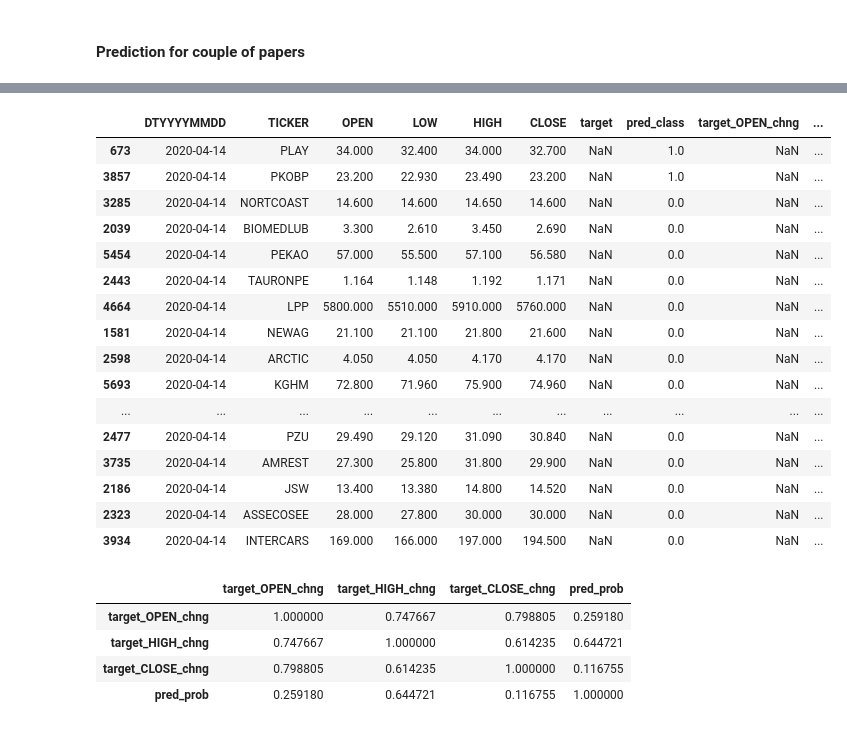
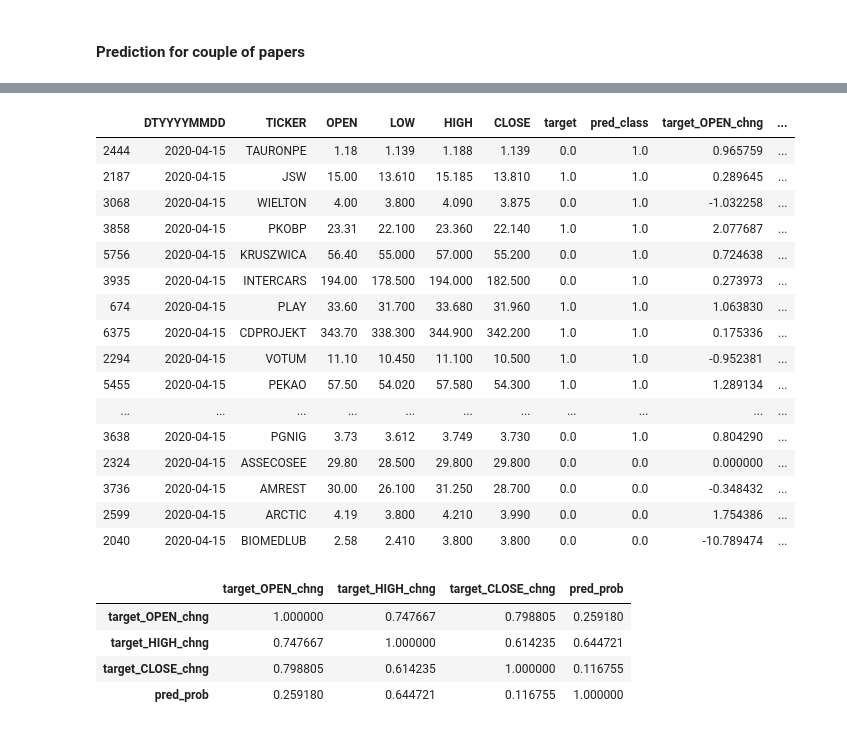
Before and after one commit to showeye/wse_analytics, a Jupyter notebook: bossa.ipynb, the cells around one changed output, grey strips where cells are left out. Saved outputs shown, nothing was run; the diff lists cells and outputs as text; code cells hidden in the pictures.

```diff
--- a/bossa.ipynb
+++ b/bossa.ipynb
@@ -111,7 +111,10 @@ watch = ['PZU',
         'INTERCARS',
         'BIOMEDLUB',
         'PKOBP',
-        'PEKAO']
+        'PEKAO',
+        'SUNEX',
+        'INTERCARS',
+        'WIELTON']
 
 watch_af = ['KGHM',
             'KRUK',
@@ -480,8 +487,8 @@ def transform_one_paper_ch(df):
 #     df.loc[df.loc[:, 'HIGH'].shift(-1) <= df.loc[:, 'HIGH'],'target'] = 0
 
 ### LOWER LOW ###
-    df.loc[df.loc[:, 'LOW'].shift(-1) < df.loc[:, 'LOW'],'target'] = 1
-    df.loc[df.loc[:, 'LOW'].shift(-1) >= df.loc[:, 'LOW'],'target'] = 0
+#     df.loc[df.loc[:, 'LOW'].shift(-1) < df.loc[:, 'LOW'],'target'] = 1
+#     df.loc[df.loc[:, 'LOW'].shift(-1) >= df.loc[:, 'LOW'],'target'] = 0
 
 ### HIGHER OPENING ###
 #     df.loc[df.loc[:, 'OPEN'].shift(-1) > df.loc[:, 'CLOSE'],'target'] = 1
@@ -491,6 +498,10 @@ def transform_one_paper_ch(df):
 #     df.loc[df.loc[:, 'CLOSE'].shift(-1) > df.loc[:, 'OPEN'].shift(-1),'target'] = 1
 #     df.loc[df.loc[:, 'CLOSE'].shift(-1) <= df.loc[:, 'OPEN'].shift(-1),'target'] = 0
 
+### OPENING NOT FAR FROM LOW ###
+    df.loc[df.loc[:, 'OPEN'].shift(-1)*0.995 > df.loc[:, 'LOW'].shift(-1),'target'] = 0
+    df.loc[df.loc[:, 'OPEN'].shift(-1)*0.995 <= df.loc[:, 'LOW'].shift(-1),'target'] = 1
+
     return df
 
 def transform_one_index(df):
@@ -554,7 +565,7 @@ def get_model():
                            depth=3,
                           thread_count=4,
                           eval_metric='AUC',
-                          task_type='CPU')
+                          task_type='GPU')
     return model
 
 
@@ -793,0 +818,2 @@ res_see.loc[res_see.pred_prob > 0.5].groupby('DTYYYYMMDD').mean().mean()
+# %%
+res_see.loc[:,'pred_prob_rounded'] = res_see.pred_prob.round(1)
@@ -851,23 +845,23 @@ res_seel.loc[(res_seel.pred_prob > 0) & (res_seel.loc[:,'DTYYYYMMDD'] == '2020-0
 # %%
-res_seel.loc[(res_seel.TICKER.apply(lambda x: True if x in watch else False) & (res_seel.loc[:,'DTYYYYMMDD'] == '2020-04-14')),:]
+res_see.loc[(res_see.TICKER.apply(lambda x: True if x in watch else False) & (res_see.loc[:,'DTYYYYMMDD'] == '2020-04-15')),:]
 # %% [output]
 |  | DTYYYYMMDD | TICKER | OPEN | LOW | HIGH | CLOSE | target | pred_class | target_OPEN_chng | ... |
-| 673 | 2020-04-14 | PLAY | 34.000 | 32.400 | 34.000 | 32.700 | NaN | 1.0 | NaN | ... |
-| 3857 | 2020-04-14 | PKOBP | 23.200 | 22.930 | 23.490 | 23.200 | NaN | 1.0 | NaN | ... |
-| 3285 | 2020-04-14 | NORTCOAST | 14.600 | 14.600 | 14.650 | 14.600 | NaN | 0.0 | NaN | ... |
-| 2039 | 2020-04-14 | BIOMEDLUB | 3.300 | 2.610 | 3.450 | 2.690 | NaN | 0.0 | NaN | ... |
-| 5454 | 2020-04-14 | PEKAO | 57.000 | 55.500 | 57.100 | 56.580 | NaN | 0.0 | NaN | ... |
-| 2443 | 2020-04-14 | TAURONPE | 1.164 | 1.148 | 1.192 | 1.171 | NaN | 0.0 | NaN | ... |
-| 4664 | 2020-04-14 | LPP | 5800.000 | 5510.000 | 5910.000 | 5760.000 | NaN | 0.0 | NaN | ... |
-| 1581 | 2020-04-14 | NEWAG | 21.100 | 21.100 | 21.800 | 21.600 | NaN | 0.0 | NaN | ... |
-| 2598 | 2020-04-14 | ARCTIC | 4.050 | 4.050 | 4.170 | 4.170 | NaN | 0.0 | NaN | ... |
-| 5693 | 2020-04-14 | KGHM | 72.800 | 71.960 | 75.900 | 74.960 | NaN | 0.0 | NaN | ... |
+| 2444 | 2020-04-15 | TAURONPE | 1.18 | 1.139 | 1.188 | 1.139 | 0.0 | 1.0 | 0.965759 | ... |
+| 2187 | 2020-04-15 | JSW | 15.00 | 13.610 | 15.185 | 13.810 | 1.0 | 1.0 | 0.289645 | ... |
+| 3068 | 2020-04-15 | WIELTON | 4.00 | 3.800 | 4.090 | 3.875 | 0.0 | 1.0 | -1.032258 | ... |
+| 3858 | 2020-04-15 | PKOBP | 23.31 | 22.100 | 23.360 | 22.140 | 1.0 | 1.0 | 2.077687 | ... |
+| 5756 | 2020-04-15 | KRUSZWICA | 56.40 | 55.000 | 57.000 | 55.200 | 0.0 | 1.0 | 0.724638 | ... |
+| 3935 | 2020-04-15 | INTERCARS | 194.00 | 178.500 | 194.000 | 182.500 | 0.0 | 1.0 | 0.273973 | ... |
+| 674 | 2020-04-15 | PLAY | 33.60 | 31.700 | 33.680 | 31.960 | 1.0 | 1.0 | 1.063830 | ... |
+| 6375 | 2020-04-15 | CDPROJEKT | 343.70 | 338.300 | 344.900 | 342.200 | 1.0 | 1.0 | 0.175336 | ... |
+| 2294 | 2020-04-15 | VOTUM | 11.10 | 10.450 | 11.100 | 10.500 | 1.0 | 1.0 | -0.952381 | ... |
+| 5455 | 2020-04-15 | PEKAO | 57.50 | 54.020 | 57.580 | 54.300 | 1.0 | 1.0 | 1.289134 | ... |
 | ... | ... | ... | ... | ... | ... | ... | ... | ... | ... | ... |
-| 2477 | 2020-04-14 | PZU | 29.490 | 29.120 | 31.090 | 30.840 | NaN | 0.0 | NaN | ... |
-| 3735 | 2020-04-14 | AMREST | 27.300 | 25.800 | 31.800 | 29.900 | NaN | 0.0 | NaN | ... |
-| 2186 | 2020-04-14 | JSW | 13.400 | 13.380 | 14.800 | 14.520 | NaN | 0.0 | NaN | ... |
-| 2323 | 2020-04-14 | ASSECOSEE | 28.000 | 27.800 | 30.000 | 30.000 | NaN | 0.0 | NaN | ... |
-| 3934 | 2020-04-14 | INTERCARS | 169.000 | 166.000 | 197.000 | 194.500 | NaN | 0.0 | NaN | ... |
+| 3638 | 2020-04-15 | PGNIG | 3.73 | 3.612 | 3.749 | 3.730 | 0.0 | 1.0 | 0.804290 | ... |
+| 2324 | 2020-04-15 | ASSECOSEE | 29.80 | 28.500 | 29.800 | 29.800 | 0.0 | 0.0 | 0.000000 | ... |
+| 3736 | 2020-04-15 | AMREST | 30.00 | 26.100 | 31.250 | 28.700 | 0.0 | 0.0 | -0.348432 | ... |
+| 2599 | 2020-04-15 | ARCTIC | 4.19 | 3.800 | 4.210 | 3.990 | 0.0 | 0.0 | 1.754386 | ... |
+| 2040 | 2020-04-15 | BIOMEDLUB | 2.58 | 2.410 | 3.800 | 3.800 | 0.0 | 0.0 | -10.789474 | ... |
 # %%
 res_see.loc[res_see.DTYYYYMMDD == '2020-04-08']\
 .drop_duplicates().head(100).to_excel('gpw_predictions_20200402.xls')
```
Also changed, not shown: parts of 19 cells of this notebook.
